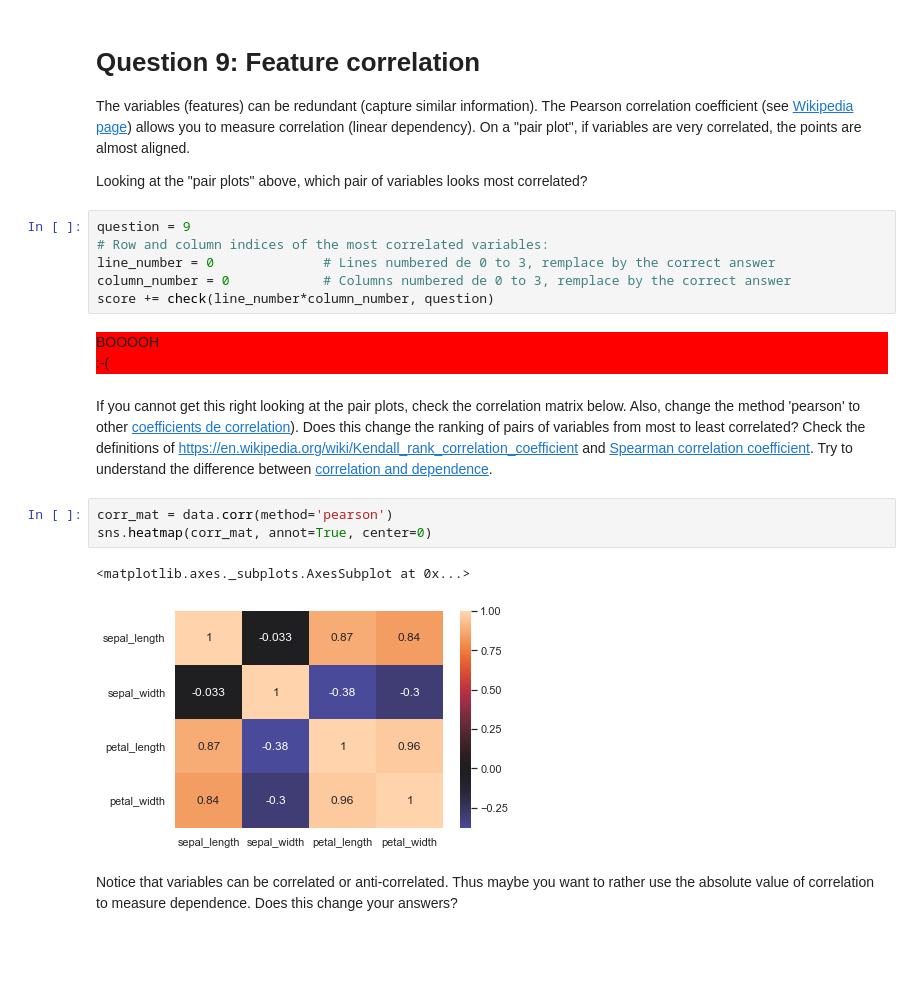
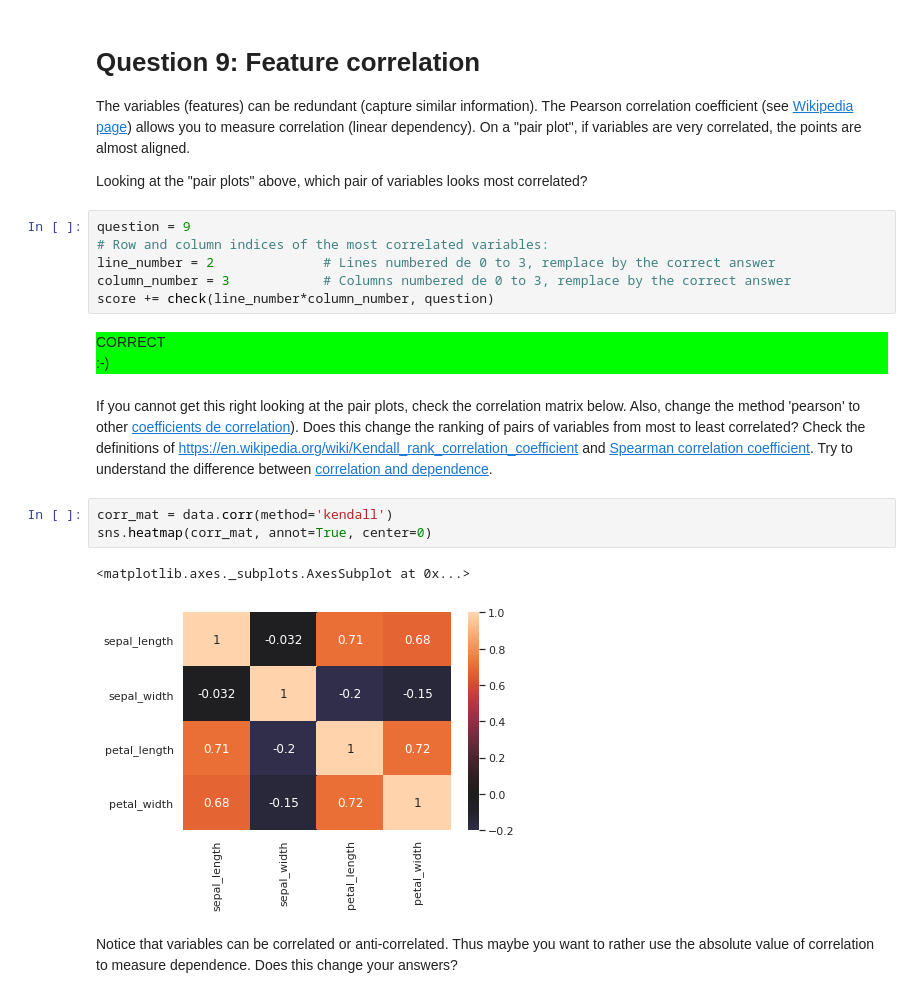
Before and after one commit to leooel8/info232, a Jupyter notebook: TP0/TP0.ipynb, the cells around one changed output. Cells and saved outputs as stored; diff of their text form; blank space fills up the shorter version.

```diff
--- a/TP0/TP0.ipynb
+++ b/TP0/TP0.ipynb
@@ -264,20 +262,20 @@ Looking at the "pair plots" above, which pair of variables looks most correlated
 # %%
 question = 9
 # Row and column indices of the most correlated variables:
-line_number = 0              # Lines numbered de 0 to 3, remplace by the correct answer
-column_number = 0            # Columns numbered de 0 to 3, remplace by the correct answer
+line_number = 2              # Lines numbered de 0 to 3, remplace by the correct answer
+column_number = 3            # Columns numbered de 0 to 3, remplace by the correct answer
 score += check(line_number*column_number, question)
 # %% [output]
-BOOOOH
-:-(
+CORRECT
+:-)
 # %% [markdown]
 If you cannot get this right looking at the pair plots, check the correlation matrix below. Also, change the method 'pearson' to other <a href="https://pandas.pydata.org/pandas-docs/stable/reference/api/pandas.DataFrame.corr.html">coefficients de correlation</a>). Does this change the ranking of pairs of variables from most to least correlated? Check the definitions of <a href ="Kandall tau">https://en.wikipedia.org/wiki/Kendall_rank_correlation_coefficient</a> and <a href="https://en.wikipedia.org/wiki/Spearman%27s_rank_correlation_coefficient">Spearman correlation coefficient</a>. Try to understand the difference between <a href="https://en.wikipedia.org/wiki/Correlation_and_dependence">correlation and dependence</a>.
 # %%
-corr_mat = data.corr(method='pearson')
+corr_mat = data.corr(method='kendall')
 sns.heatmap(corr_mat, annot=True, center=0)
 # %% [output]
 <matplotlib.axes._subplots.AxesSubplot at 0x...>
-[figure, old version]
+[figure, new version]
 # %% [markdown]
 Notice that variables can be correlated or anti-correlated. Thus maybe you want to rather use the absolute value of correlation to measure dependence. Does this change your answers?
 # %%
```
Also changed, not shown: parts of 8 cells of this notebook.
